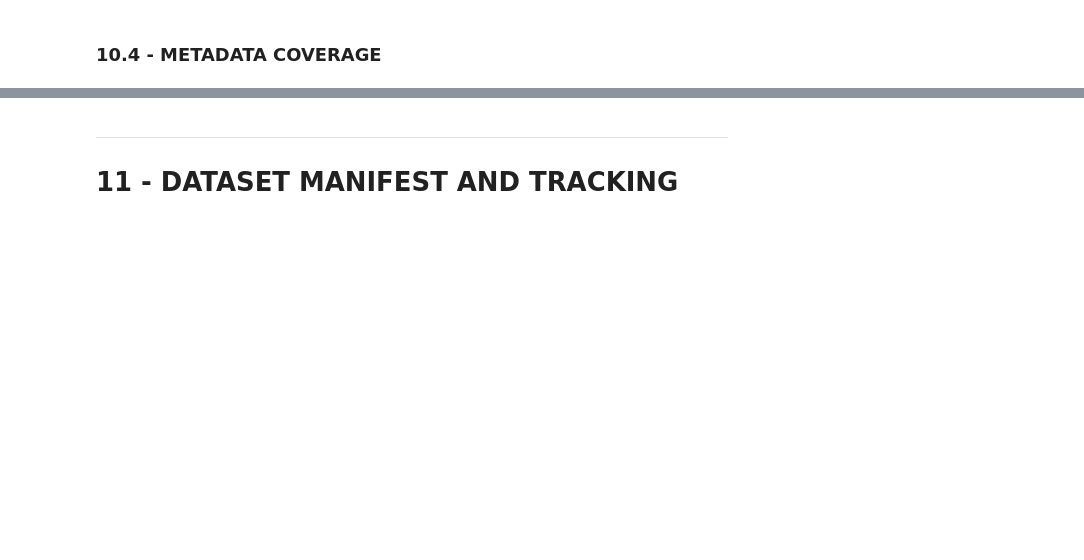
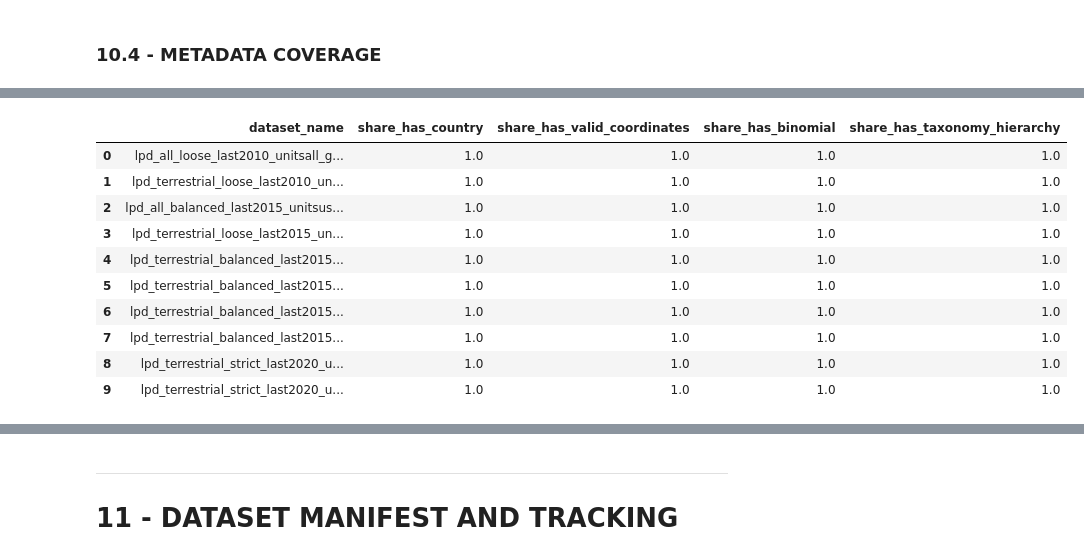
Before and after one commit to lukasbals/animal-diversity-prediction, a Jupyter notebook: notebooks/preprocessing_cleanup_enrico.ipynb, the cells around one changed output, grey strips where cells are left out. Saved outputs shown, nothing was run; the diff lists cells and outputs as text; code cells hidden in the pictures; blank space fills up the shorter version.

```diff
--- a/notebooks/preprocessing_cleanup_enrico.ipynb
+++ b/notebooks/preprocessing_cleanup_enrico.ipynb
@@ -3502,0 +3680,32 @@ For each exported dataset compute:
+# %%
+# 10.4 Metadata Coverage
+
+metadata_coverage_rows = []
+
+for _, row in manifest_df.iterrows():
+    file_path = Path(row["file_path"])
+    df_variant = pd.read_csv(file_path)
+
+    metadata_coverage_rows.append({
+        "dataset_name": row["dataset_name"],
+        "share_has_country": df_variant["has_country"].mean() if "has_country" in df_variant.columns else None,
+        "share_has_valid_coordinates": df_variant["has_valid_coordinates"].mean() if "has_valid_coordinates" in df_variant.columns else None,
+        "share_has_binomial": df_variant["has_binomial"].mean() if "has_binomial" in df_variant.columns else None,
+        "share_has_taxonomy_hierarchy": df_variant["has_taxonomy_hierarchy"].mean() if "has_taxonomy_hierarchy" in df_variant.columns else None
+    })
+
+metadata_coverage_df = pd.DataFrame(metadata_coverage_rows)
+
+display(metadata_coverage_df)
+# %% [output]
+|  | dataset_name | share_has_country | share_has_valid_coordinates | share_has_binomial | share_has_taxonomy_hierarchy |
+| 0 | lpd_all_loose_last2010_unitsall_g... | 1.0 | 1.0 | 1.0 | 1.0 |
+| 1 | lpd_terrestrial_loose_last2010_un... | 1.0 | 1.0 | 1.0 | 1.0 |
+| 2 | lpd_all_balanced_last2015_unitsus... | 1.0 | 1.0 | 1.0 | 1.0 |
+| 3 | lpd_terrestrial_loose_last2015_un... | 1.0 | 1.0 | 1.0 | 1.0 |
+| 4 | lpd_terrestrial_balanced_last2015... | 1.0 | 1.0 | 1.0 | 1.0 |
+| 5 | lpd_terrestrial_balanced_last2015... | 1.0 | 1.0 | 1.0 | 1.0 |
+| 6 | lpd_terrestrial_balanced_last2015... | 1.0 | 1.0 | 1.0 | 1.0 |
+| 7 | lpd_terrestrial_balanced_last2015... | 1.0 | 1.0 | 1.0 | 1.0 |
+| 8 | lpd_terrestrial_strict_last2020_u... | 1.0 | 1.0 | 1.0 | 1.0 |
+| 9 | lpd_terrestrial_strict_last2020_u... | 1.0 | 1.0 | 1.0 | 1.0 |
```
Also changed, not shown: parts of 26 cells of this notebook, 1 other file.
